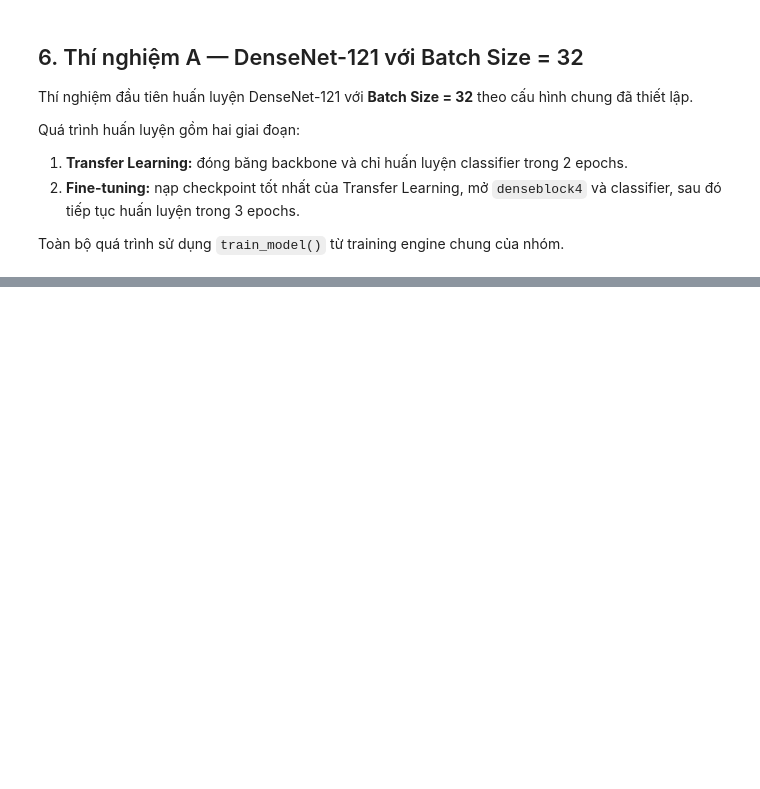
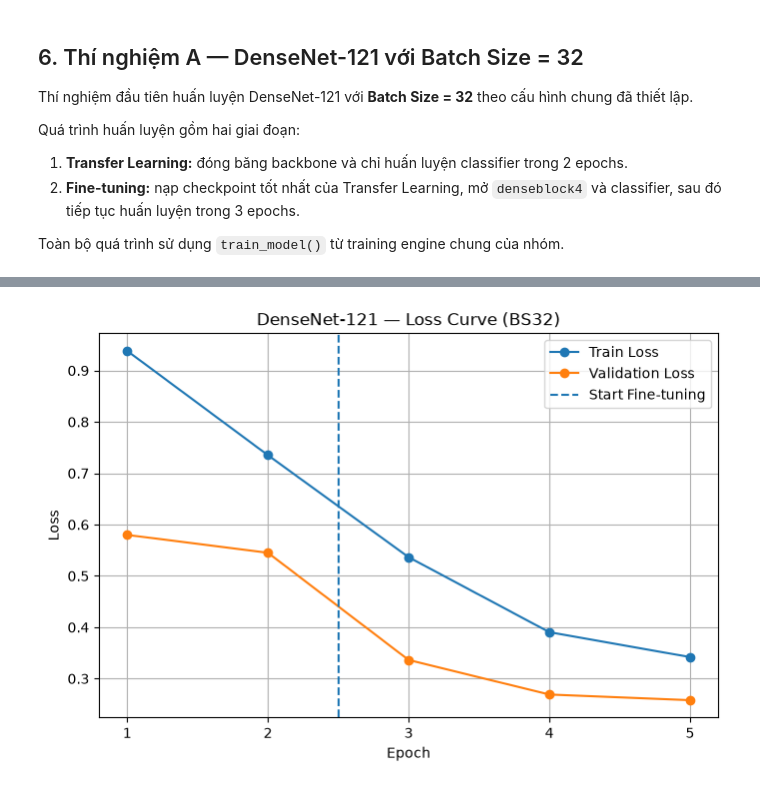
Before and after one commit to tanlen06-debug/UTH-Deep-Learning-nhom2, a Jupyter notebook: Practice_2/notebooks/04_densenet121.ipynb, the cells around one changed output, grey strips where cells are left out. Saved outputs shown, nothing was run; the diff lists cells and outputs as text; code cells hidden in the pictures; blank space fills up the shorter version.

```diff
--- a/Practice_2/notebooks/04_densenet121.ipynb
+++ b/Practice_2/notebooks/04_densenet121.ipynb
@@ -872,13 +515,15 @@ Quá trình huấn luyện gồm hai giai đoạn:
 
 Toàn bộ quá trình sử dụng `train_model()` từ training engine chung của nhóm.
 # %%
-# ============================================================
-# EXPERIMENT A — BATCH SIZE = 32
-# ============================================================
+# ===== EXPERIMENT A: DENSENET-121 | BATCH SIZE 32 =====
+
+print("===== BẮT ĐẦU TRAIN DENSENET-121 — BS32 =====")
 
 result_bs32 = run_densenet_experiment(
     batch_size=BATCH_SIZE_A,
     train_loader=train_loader_32,
-    val_loader=val_loader_32,
+    val_loader=val_loader_32
 )
+
+print("\n===== TRAIN BS32 HOÀN THÀNH =====")
 # %% [output]
@@ -1150,0 +572,87 @@ NameError: name 'epochs' is not defined
+# %%
+# ===== KẾT QUẢ EXPERIMENT A — BS32 =====
+
+history_32 = result_bs32["history"]
+epochs = range(1, len(history_32["train_loss"]) + 1)
+
+print("===== KẾT QUẢ DENSENET-121 — BS32 =====")
+
+print(f"Transfer Best Val Acc  : {result_bs32['transfer_best_acc']:.2f}%")
+print(f"Fine-tune Best Val Acc : {result_bs32['finetune_best_acc']:.2f}%")
+print(f"Best Validation Acc    : {result_bs32['best_val_acc']:.2f}%")
+print(f"Best Stage             : {result_bs32['best_stage']}")
+print(f"Training Time          : {result_bs32['training_time']:.2f} giây")
+print(f"Best Checkpoint        : {result_bs32['checkpoint']}")
+
+print("\n===== EPOCH CUỐI =====")
+print(f"Train Loss             : {history_32['train_loss'][-1]:.4f}")
+print(f"Train Accuracy         : {history_32['train_acc'][-1]:.2f}%")
+print(f"Validation Loss        : {history_32['val_loss'][-1]:.4f}")
+print(f"Validation Accuracy    : {history_32['val_acc'][-1]:.2f}%")
+
+
+# ===== LOSS CURVE =====
+
+plt.figure(figsize=(8, 5))
+
+plt.plot(
+    epochs,
+    history_32["train_loss"],
+    marker="o",
+    label="Train Loss"
+)
+
+plt.plot(
+    epochs,
+    history_32["val_loss"],
+    marker="o",
+    label="Validation Loss"
+)
+
+plt.axvline(
+    x=TRANSFER_EPOCHS + 0.5,
+    linestyle="--",
+    label="Start Fine-tuning"
+)
+
+plt.xlabel("Epoch")
+plt.ylabel("Loss")
+plt.title("DenseNet-121 — Loss Curve (BS32)")
+plt.xticks(list(epochs))
+plt.legend()
+plt.grid(True)
+plt.show()
+
+
+# ===== ACCURACY CURVE =====
+
+plt.figure(figsize=(8, 5))
+
+plt.plot(
+    epochs,
+    history_32["train_acc"],
+    marker="o",
+    label="Train Accuracy"
+)
+
+plt.plot(
+    epochs,
+    history_32["val_acc"],
+    marker="o",
+    label="Validation Accuracy"
+)
+
+plt.axvline(
+    x=TRANSFER_EPOCHS + 0.5,
+    linestyle="--",
+    label="Start Fine-tuning"
+)
+
+plt.xlabel("Epoch")
+plt.ylabel("Accuracy (%)")
+plt.title("DenseNet-121 — Accuracy Curve (BS32)")
+plt.xticks(list(epochs))
+plt.legend()
+plt.grid(True)
+plt.show()
+# %% [output]
@@ -1150,0 +672 @@ NameError: name 'epochs' is not defined
+[figure, added]
```
Also changed, not shown: parts of 19 cells of this notebook.
